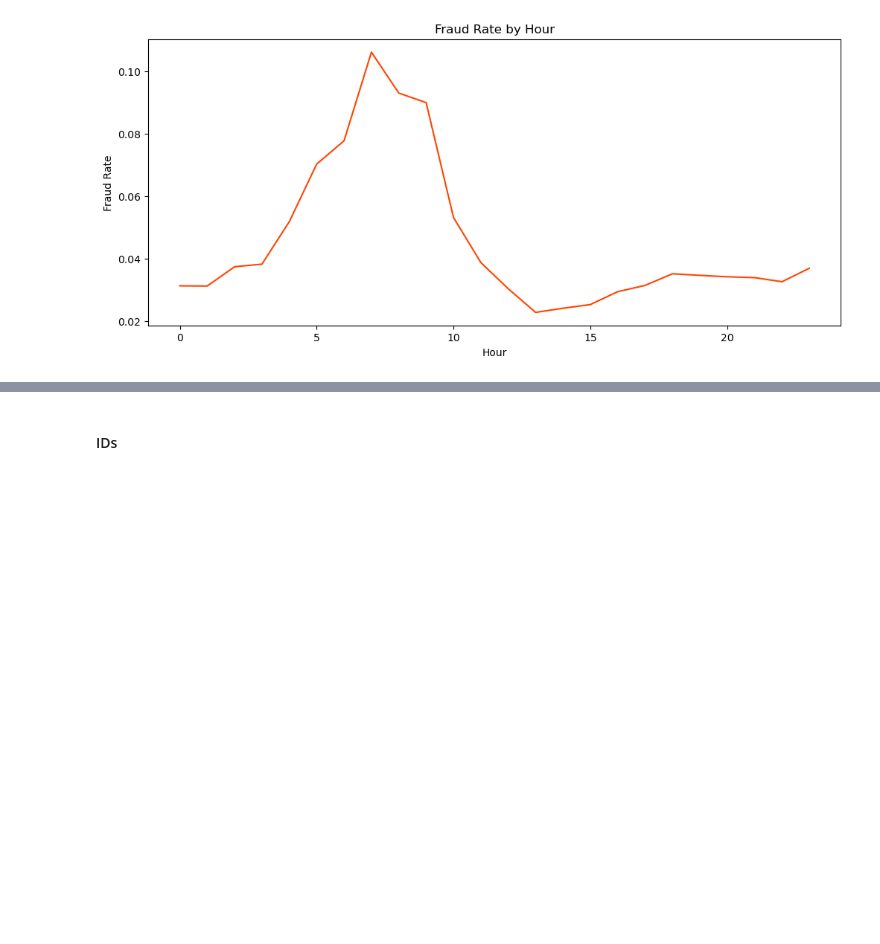
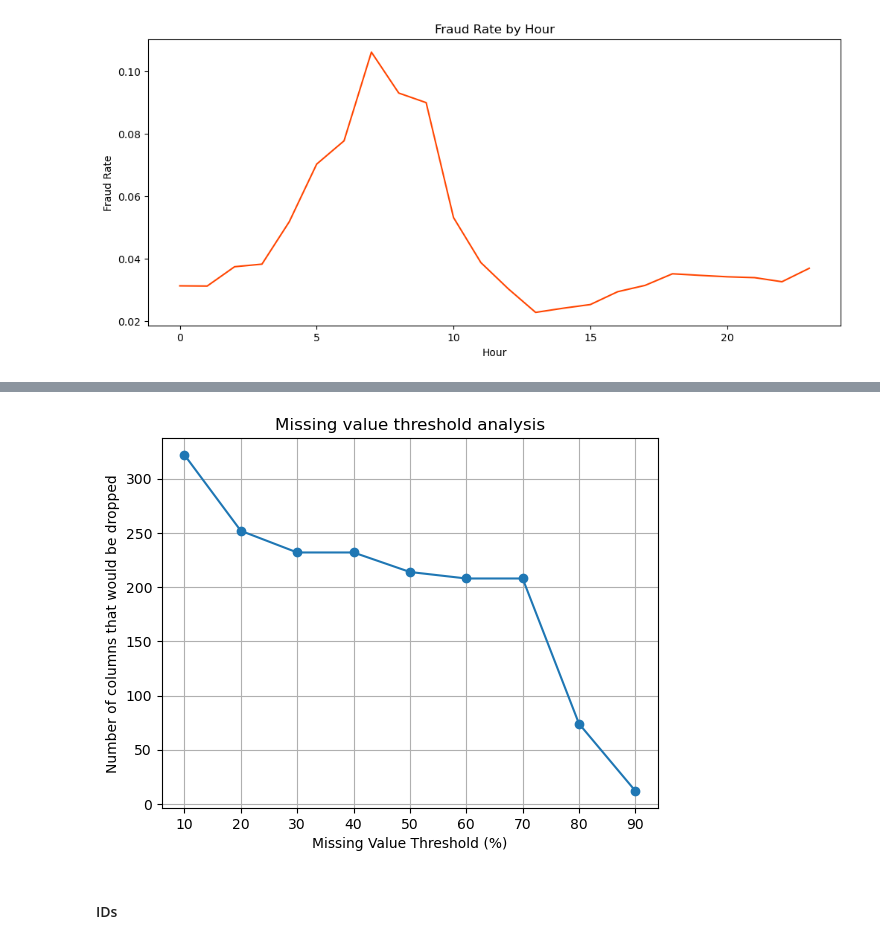
Before and after one commit to ziadharmanani/Financial-Fraud-Detection, a Jupyter notebook: notebooks/01_Transaction_EDA.ipynb, the cells around one changed output, grey strips where cells are left out. Cells and saved outputs as stored; diff of their text form; code cells hidden in the pictures; blank space fills up the shorter version.

```diff
--- a/notebooks/01_Transaction_EDA.ipynb
+++ b/notebooks/01_Transaction_EDA.ipynb
@@ -246,3 +265,28 @@ df_train.drop(columns=['hours'], inplace=True)
+# %%
+
+na_proportions = df_train.isna().mean()
+
+missing_10_plus = na_proportions[na_proportions >= 0.10]
+missing_20_plus = na_proportions[na_proportions >= 0.20]
+missing_30_plus = na_proportions[na_proportions >= 0.30]
+missing_40_plus = na_proportions[na_proportions >= 0.40]
+missing_50_plus = na_proportions[na_proportions >= 0.50]
+missing_60_plus = na_proportions[na_proportions >= 0.60]
+missing_70_plus = na_proportions[na_proportions >= 0.70]
+missing_80_plus = na_proportions[na_proportions >= 0.80]
+missing_90_plus = na_proportions[na_proportions >= 0.90]
+
+thresholds = range(10, 100, 10)
+counts = [len(na_proportions[na_proportions >= t/100]) for t in thresholds]
+
+plt.plot(thresholds, counts, marker='o')
+plt.xlabel('Missing Value Threshold (%)')
+plt.ylabel('Number of columns that would be dropped')
+plt.title('Missing value threshold analysis')
+plt.grid(True)
+plt.show()
+# %% [output]
+[figure, added]
 # %% [markdown]
 #### IDs
 # %% [markdown]
```
Also changed, not shown: parts of 23 cells of this notebook, 2 other files.
